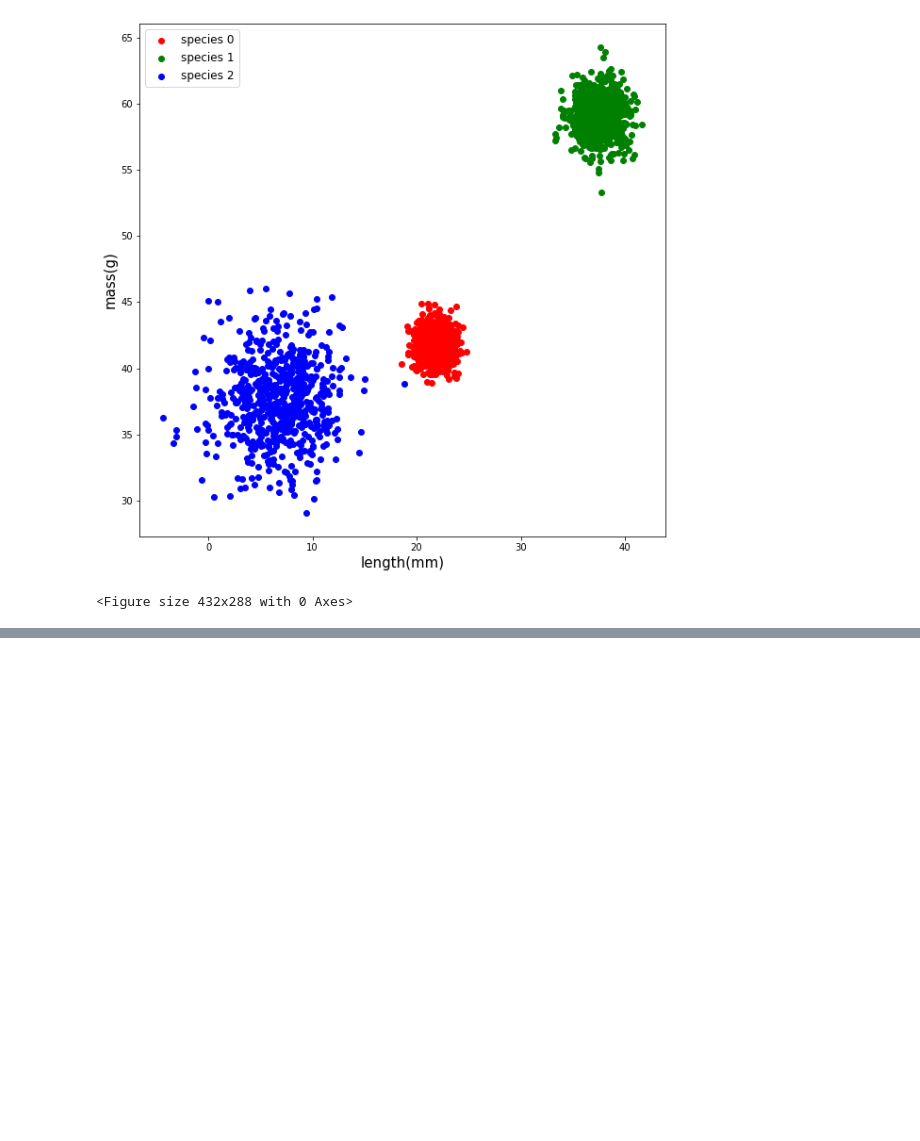
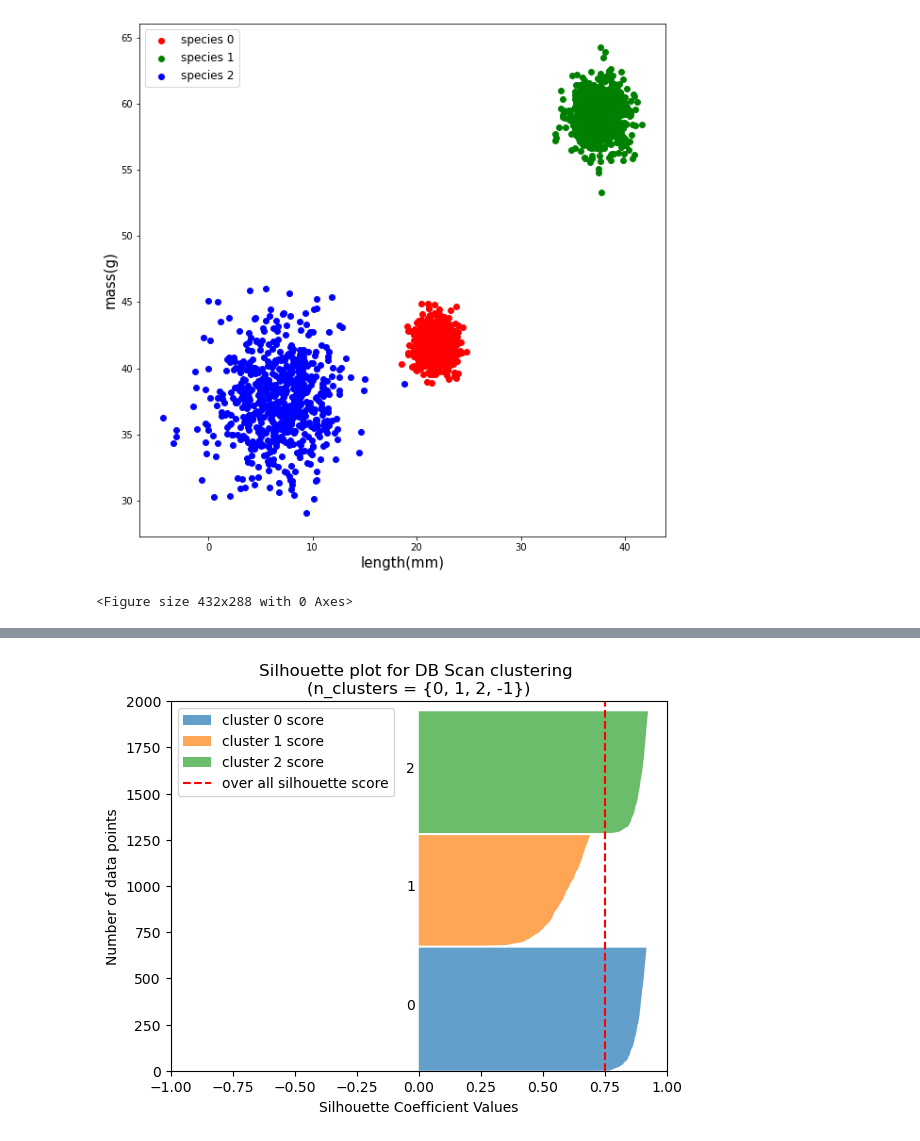
Before and after one commit to jkginfinite/teaching, a Jupyter notebook: Lectures/unsupervised_learning/DB_Scan/db_scan.ipynb, the cells around one changed output, grey strips where cells are left out. Cells and saved outputs as stored; diff of their text form; code cells hidden in the pictures; blank space fills up the shorter version.

```diff
--- a/Lectures/unsupervised_learning/DB_Scan/db_scan.ipynb
+++ b/Lectures/unsupervised_learning/DB_Scan/db_scan.ipynb
@@ -91,0 +105,38 @@ plt.show()
+# %%
+from sklearn.metrics import silhouette_samples, silhouette_score
+import numpy as np
+silhouette_scores = silhouette_samples(X, labels)
+
+# Get the silhouette score for the entire dataset
+overall_silhouette_score = silhouette_score(X, labels)
+
+# Plot the silhouette scores for each cluster
+fig, ax = plt.subplots()
+ax.set_xlim([-1, 1])
+ax.set_ylim([0, len(X)])
+
+y_lower = 0
+for i in range(N_clus):
+    cluster_silhouette_scores = silhouette_scores[labels == i]
+    cluster_silhouette_scores.sort()
+    size_cluster_i = cluster_silhouette_scores.shape[0]
+    y_upper = y_lower + size_cluster_i
+    if i<4:
+        ax.fill_betweenx(np.arange(y_lower, y_upper), 0, cluster_silhouette_scores,
+                      alpha=0.7, edgecolor='none',label='cluster {} score'.format(i))
+        ax.text(-0.05, y_lower + 0.5 * size_cluster_i, str(i))
+    elif i>6:
+        ax.fill_betweenx(np.arange(y_lower, y_upper), 0, cluster_silhouette_scores,
+                      alpha=0.7, edgecolor='none')
+        ax.text(-0.05, y_lower, '.')
+    y_lower = y_upper + 10
+
+ax.set_title("Silhouette plot for DB Scan clustering \n(n_clusters = {})".format(set(labels)))
+ax.set_xlabel("Silhouette Coefficient Values")
+ax.set_ylabel("Number of data points")
+
+ax.axvline(x=overall_silhouette_score, color="red", linestyle="--",label='over all silhouette score')
+plt.legend(loc='upper left')
+plt.show()
+# %% [output]
+[figure, added]
```
Also changed, not shown: parts of 21 cells of this notebook, 1 other file.
